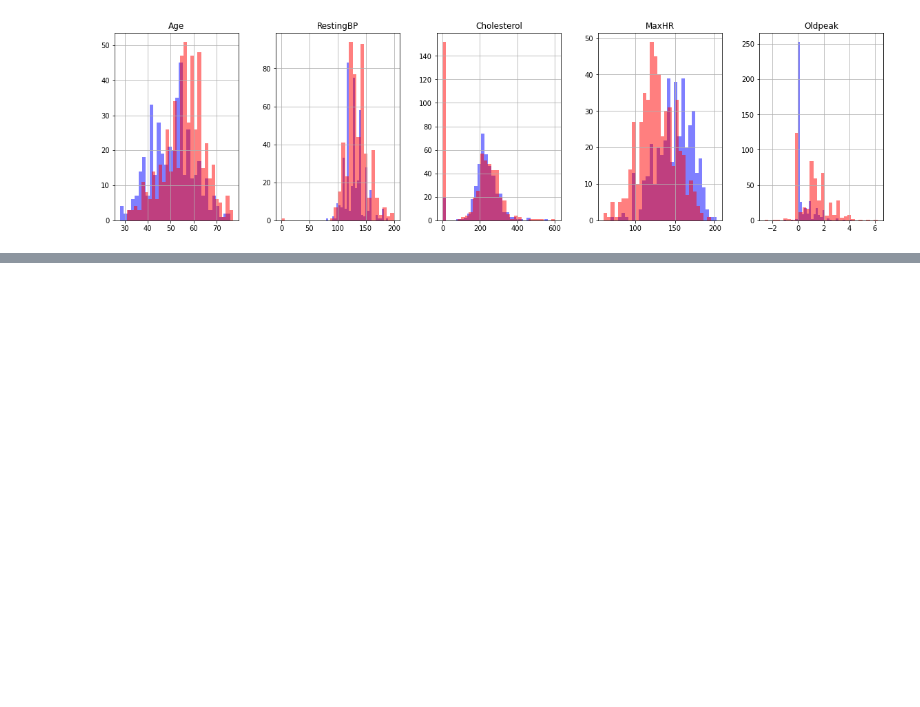
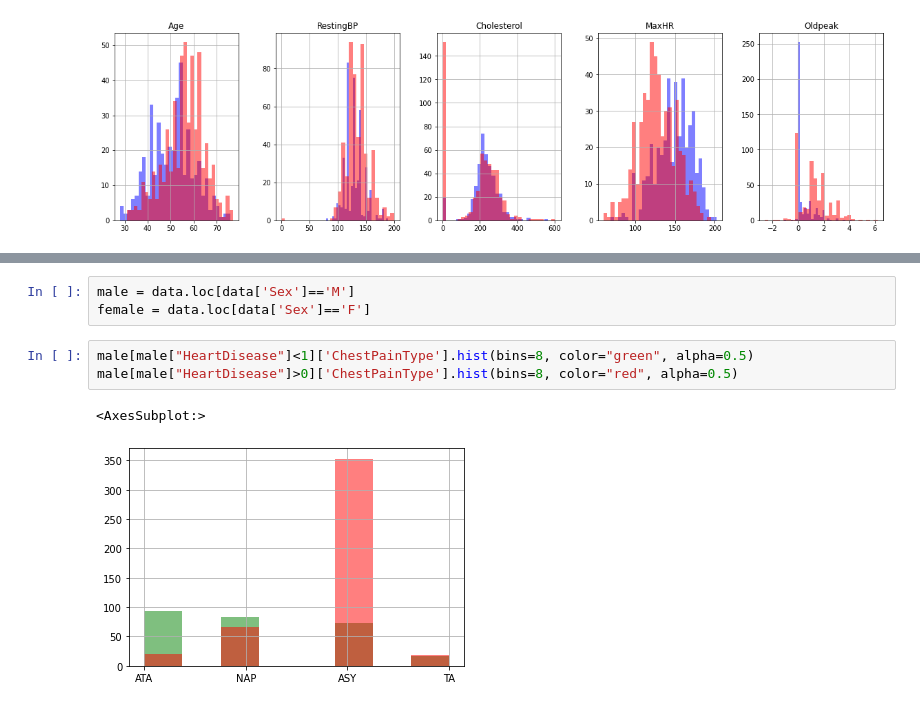
Before and after one commit to Lemonpi3/Heart-disease, a Jupyter notebook: heartfailure.ipynb, the cells around one changed output, grey strips where cells are left out. Cells and saved outputs as stored; diff of their text form; blank space fills up the shorter version.

```diff
--- a/heartfailure.ipynb
+++ b/heartfailure.ipynb
@@ -166,0 +224,9 @@ array([<AxesSubplot:title={'center':'Age'}>,
+# %%
+male = data.loc[data['Sex']=='M']
+female = data.loc[data['Sex']=='F']
+# %%
+male[male["HeartDisease"]<1]['ChestPainType'].hist(bins=8, color="green", alpha=0.5)
+male[male["HeartDisease"]>0]['ChestPainType'].hist(bins=8, color="red", alpha=0.5)
+# %% [output]
+<AxesSubplot:>
+[figure, added]
```
Also changed, not shown: parts of 15 cells of this notebook.
